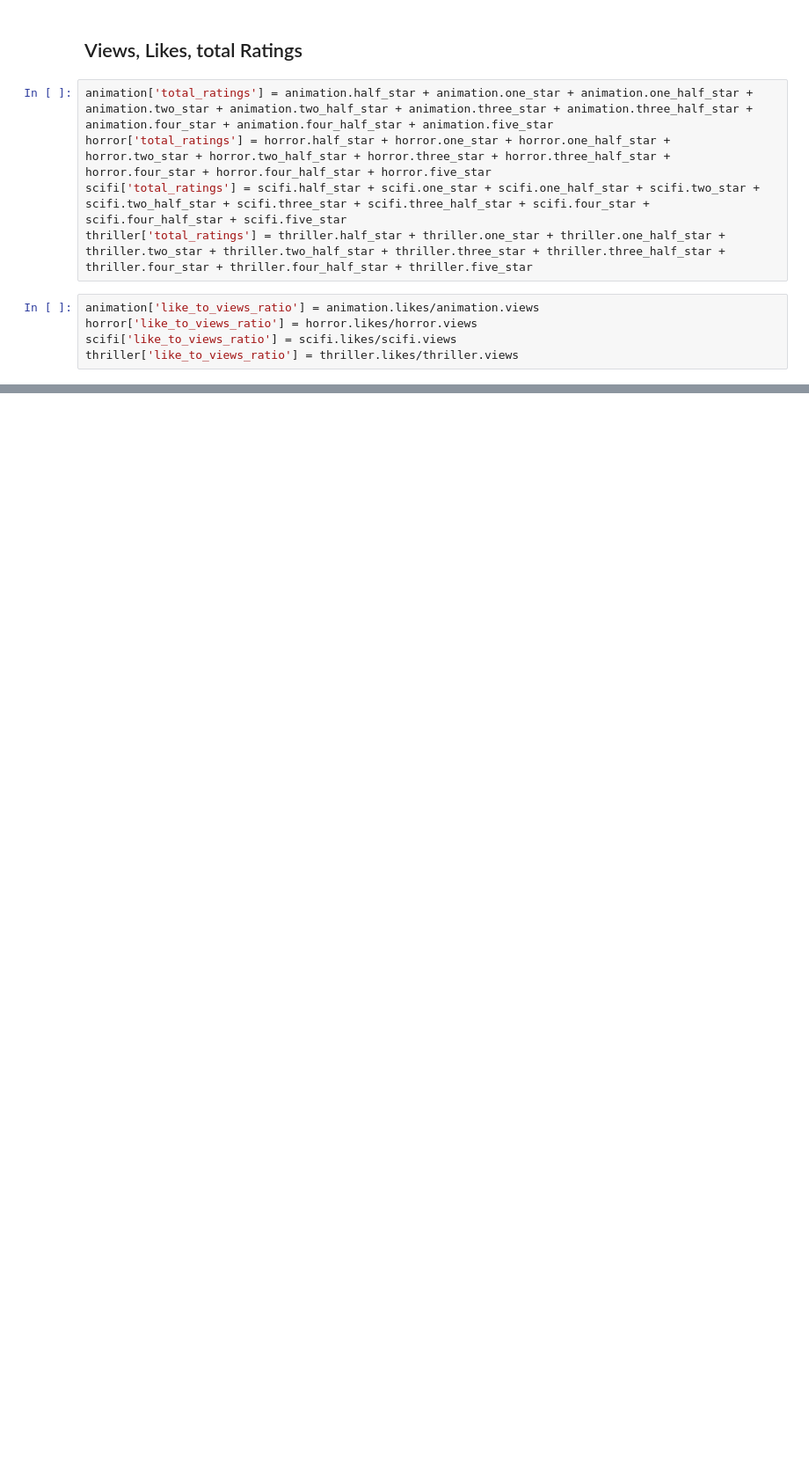
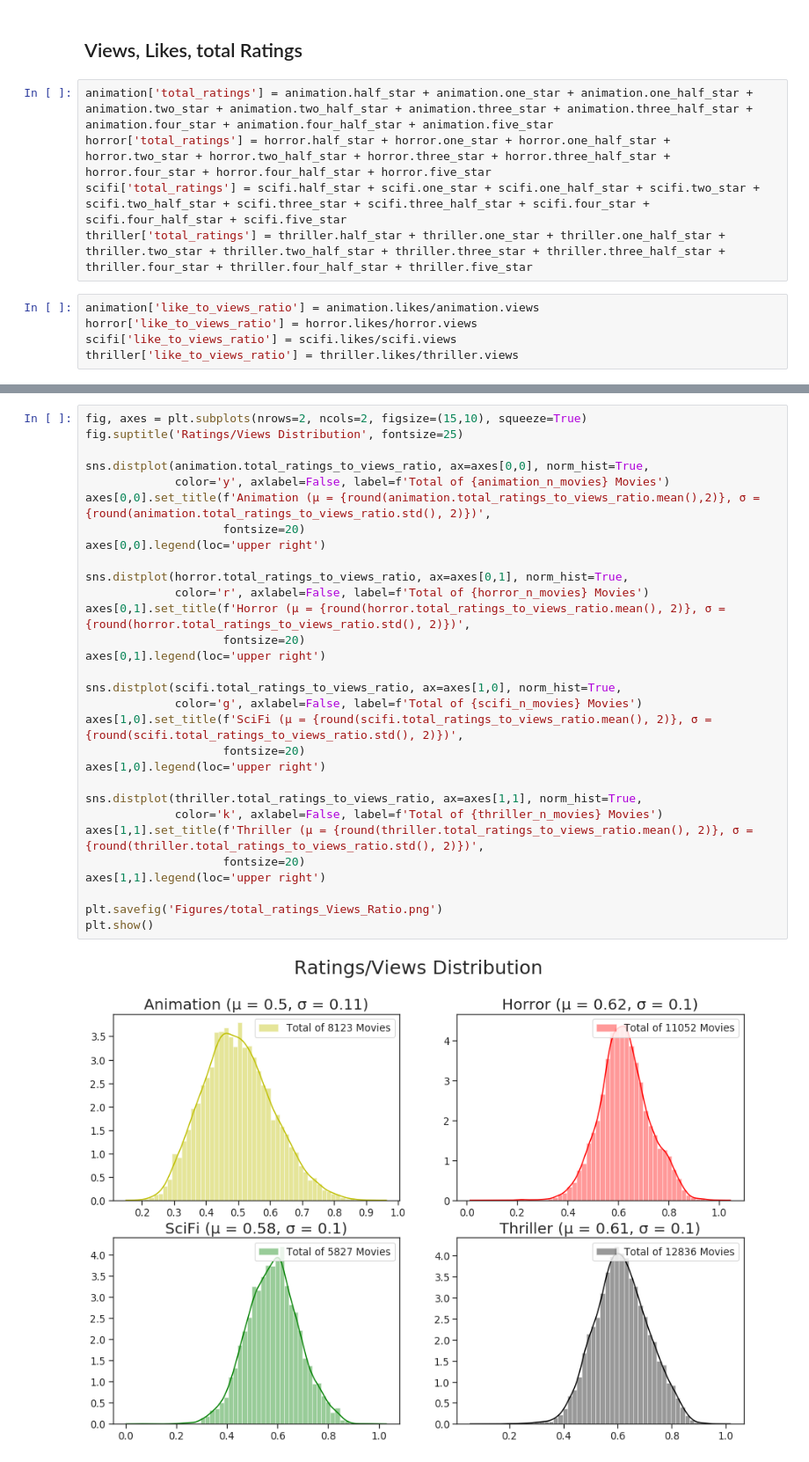
Before and after one commit to andresdha/Letterboxd_Data, a Jupyter notebook: Letterboxd Data Analysis.ipynb, the cells around one changed output, grey strips where cells are left out. Shown at 88% size. Drawn from its saved outputs; the diff is of its cells as text; blank space fills up the shorter version.

```diff
--- a/Letterboxd Data Analysis.ipynb
+++ b/Letterboxd Data Analysis.ipynb
@@ -672,0 +739,32 @@ thriller['like_to_views_ratio'] = thriller.likes/thriller.views
+# %%
+fig, axes = plt.subplots(nrows=2, ncols=2, figsize=(15,10), squeeze=True)
+fig.suptitle('Ratings/Views Distribution', fontsize=25)
+
+sns.distplot(animation.total_ratings_to_views_ratio, ax=axes[0,0], norm_hist=True,
+             color='y', axlabel=False, label=f'Total of {animation_n_movies} Movies')
+axes[0,0].set_title(f'Animation (μ = {round(animation.total_ratings_to_views_ratio.mean(),2)}, σ = {round(animation.total_ratings_to_views_ratio.std(), 2)})',
+                    fontsize=20)
+axes[0,0].legend(loc='upper right')
+
+sns.distplot(horror.total_ratings_to_views_ratio, ax=axes[0,1], norm_hist=True,
+             color='r', axlabel=False, label=f'Total of {horror_n_movies} Movies')
+axes[0,1].set_title(f'Horror (μ = {round(horror.total_ratings_to_views_ratio.mean(), 2)}, σ = {round(horror.total_ratings_to_views_ratio.std(), 2)})',
+                    fontsize=20)
+axes[0,1].legend(loc='upper right')
+
+sns.distplot(scifi.total_ratings_to_views_ratio, ax=axes[1,0], norm_hist=True,
+             color='g', axlabel=False, label=f'Total of {scifi_n_movies} Movies')
+axes[1,0].set_title(f'SciFi (μ = {round(scifi.total_ratings_to_views_ratio.mean(), 2)}, σ = {round(scifi.total_ratings_to_views_ratio.std(), 2)})',
+                    fontsize=20)
+axes[1,0].legend(loc='upper right')
+
+sns.distplot(thriller.total_ratings_to_views_ratio, ax=axes[1,1], norm_hist=True,
+             color='k', axlabel=False, label=f'Total of {thriller_n_movies} Movies')
+axes[1,1].set_title(f'Thriller (μ = {round(thriller.total_ratings_to_views_ratio.mean(), 2)}, σ = {round(thriller.total_ratings_to_views_ratio.std(), 2)})',
+                    fontsize=20)
+axes[1,1].legend(loc='upper right')
+
+plt.savefig('Figures/total_ratings_Views_Ratio.png')
+plt.show()
+# %% [output]
+[figure, added]
```
Also changed, not shown: parts of 8 cells of this notebook, 4 other files.
